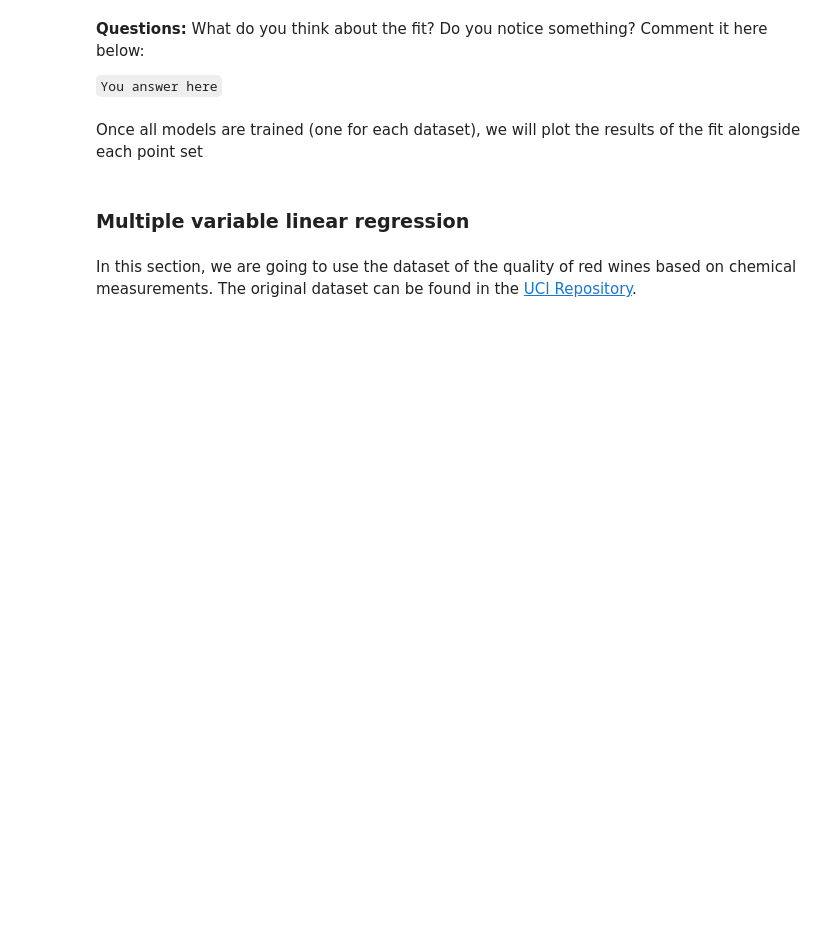
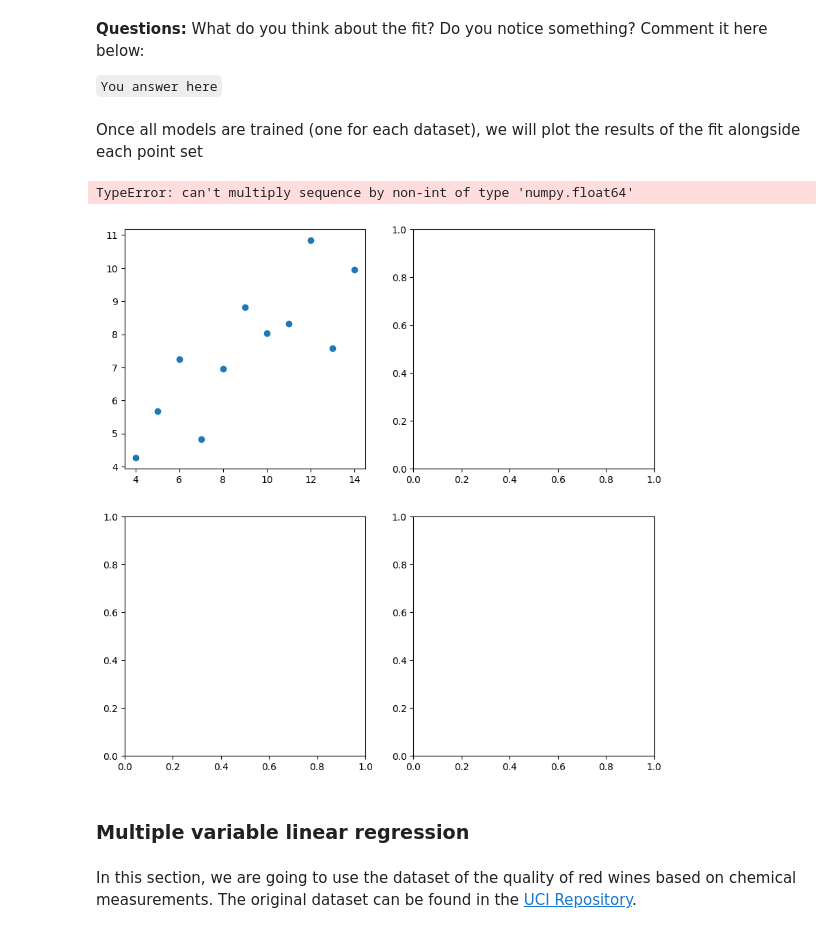
Before and after one commit to ICAI-IMAT-ML/p2-3-Onievaaaa, a Jupyter notebook: notebook/Lab_2_3_LinearRegression.ipynb, the cells around one changed output. Drawn from its saved outputs; the diff is of its cells as text; code cells hidden in the pictures; blank space fills up the shorter version.

```diff
--- a/notebook/Lab_2_3_LinearRegression.ipynb
+++ b/notebook/Lab_2_3_LinearRegression.ipynb
@@ -68,20 +90,22 @@ Once all models are trained (one for each dataset), we will plot the results of
 # %%
 # Visualizing the datasets with their regression lines
 fig, axs = plt.subplots(2, 2, figsize=(10, 10))
 axs = axs.flatten()
 
 for i, dataset in enumerate(datasets):
 
     # TODO: Select the dataset for each case
-    data = None
+    data = anscombe[anscombe["dataset"] == dataset]
     axs[i].scatter(data['x'], data['y'])
 
     # TODO: Plot the data and the fit (fill the "None" value)
-    axs[i].plot(data['x'], None, color='red')  # Regression line
+    axs[i].plot(data['x'], models[dataset].predict(list(data['x'])), color='red')  # Regression line
     axs[i].set_title(f"Dataset {dataset}")
-
 plt.tight_layout()
 plt.show()
+# %% [output]
+TypeError: can't multiply sequence by non-int of type 'numpy.float64'
+[figure, added]
 # %% [markdown]
 ### Multiple variable linear regression
 # %% [markdown]
```
Also changed, not shown: parts of 6 cells of this notebook.
